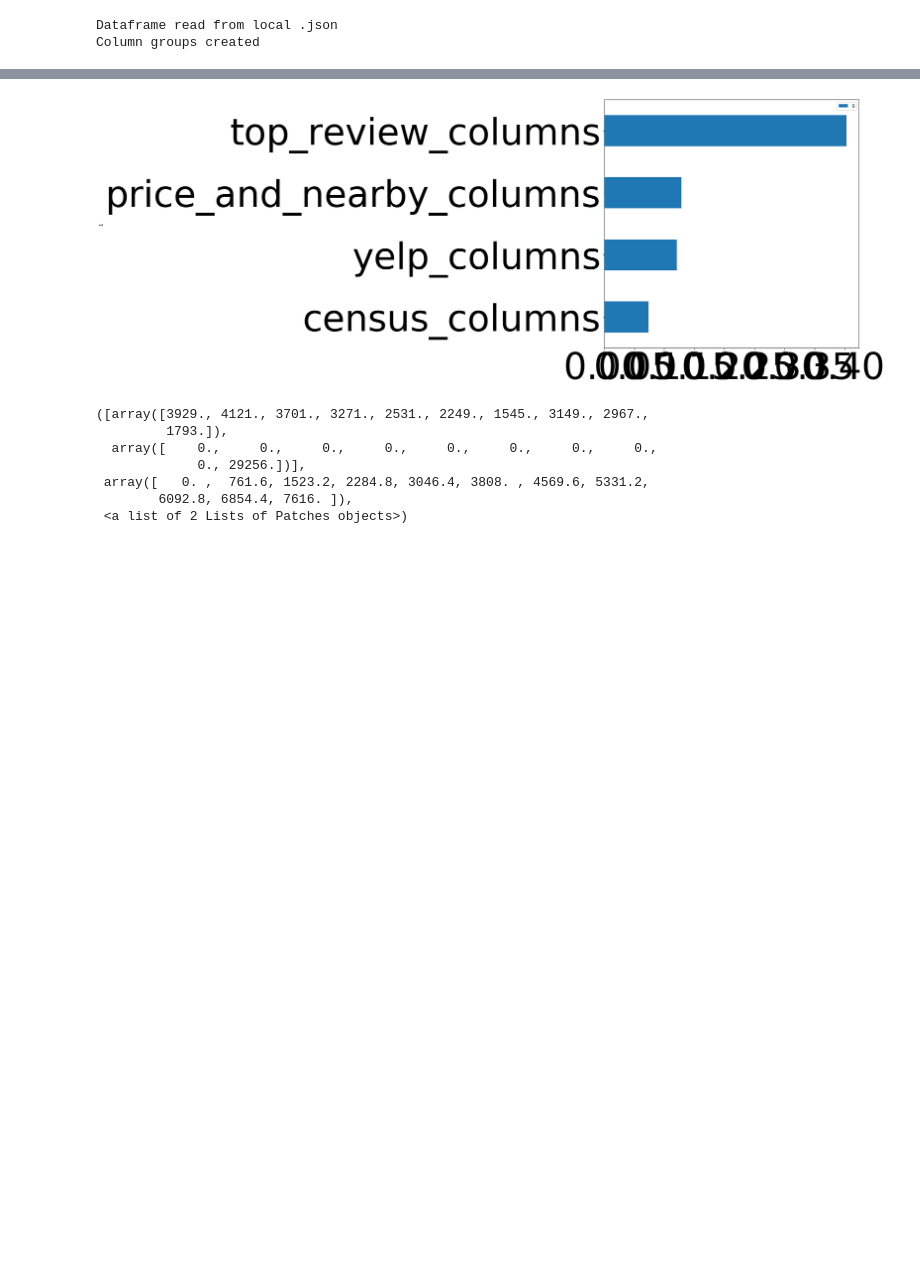
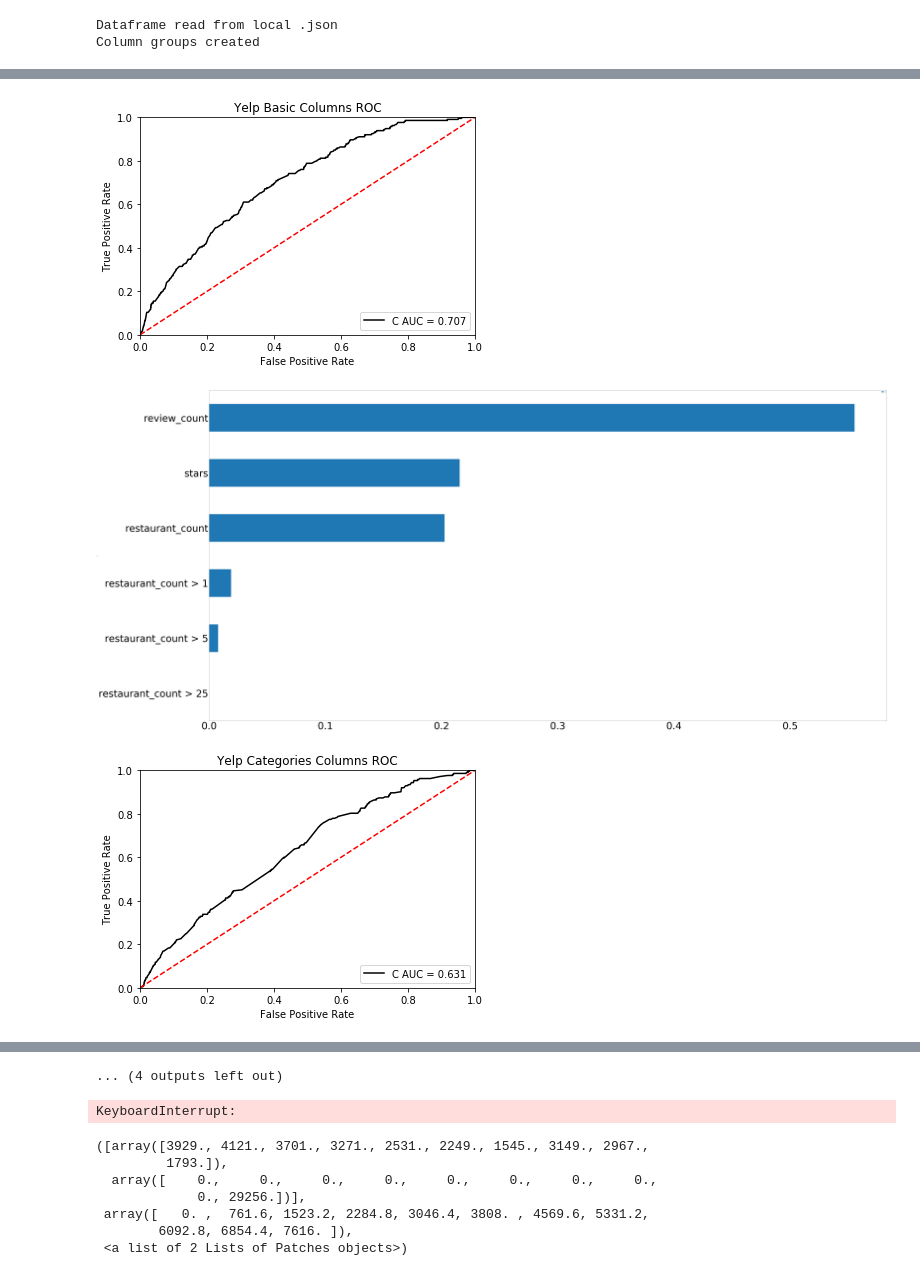
Before and after one commit to ellcrane/will-it-close, a Jupyter notebook: notebooks/model.ipynb, the cells around one changed output, grey strips where cells are left out. Saved outputs shown, nothing was run; the diff lists cells and outputs as text; code cells hidden in the pictures; blank space fills up the shorter version.

```diff
--- a/notebooks/model.ipynb
+++ b/notebooks/model.ipynb
@@ -156,9 +120,11 @@ x_column_sets = [yelp_basic,yelp_categories,yelp_attributes,top_yelp_review_feat
+# %%
+x_column_sets = {'Yelp Basic':yelp_basic, 'Yelp Categories':yelp_categories,
+                'Yelp Attributes':yelp_attributes,'Top Yelp Review':top_yelp_review_features,
+                'Google Maps Nearby':google_maps_nearby_columns,'All Yelp':all_yelp_columns,
+                'Census - Economic Data by Zip Code':census_columns, 'All': all_columns}
 # %%
-x_columns = yelp_columns + census_columns + price_and_nearby_columns + top_review_columns
+x_df = df[x_column_sets['All']]
 
-y_df = df[['closed_on_google']]
+y_df = df[['closed_on_google']].values.ravel()
 
 X_train, X_test, y_train, y_test = train_test_split(x_df, y_df, test_size=0.33, random_state=10)
-# %%
-gb_model_yelp_basic = GradientBoostingClassifier(n_estimators=1000)
-gb_model_yelp_basic.fit(X_train[basic_yelp_columns], y_train)
@@ -225,0 +164,11 @@ plot_best_features(top_review_values, top_review_columns,20,60)
+# %%
+for key, value in x_column_sets.items():
+    gb_model = GradientBoostingClassifier(n_estimators=100)
+    gb_model.fit(X_train[value], y_train)
+    plot_roc(gb_model, X_test[value], y_test, title=key + " Columns")
+    best_values, best_features = get_best_features(gb_model, X_test[value].columns, 10)
+    plot_best_features(best_values, best_features, 10, 100, 50)
+# %% [output]
+[figure, added]
+[figure, added]
+[figure, added]
@@ -226,8 +184,8 @@ plot_best_features(top_review_values, top_review_columns,20,60)
+... (4 outputs left out)
 # %%
-all_values, all_features = gb_best_features(df, x_columns, len(x_columns))
+all_values, all_features = get_best_features(gb_model, all_columns, len(all_columns))
 
-feature_dict = {'yelp_columns':yelp_columns, 'census_columns':census_columns, \
-                'price_and_nearby_columns':price_and_nearby_columns,'top_review_columns':top_review_columns}
+feature_dict = x_column_sets
 feature_category_values = {'yelp_columns':0, 'census_columns':0, \
                 'price_and_nearby_columns':0,'top_review_columns':0}
 
@@ -239,7 +197,7 @@ for key, values in feature_dict.items():
 
 plot_best_features(list(feature_category_values.values()),list(feature_category_values.keys()), )
 # %% [output]
-[figure, removed]
+KeyboardInterrupt:
 # %%
 fig, ax = plt.subplots()
 ax.hist(df[['relative rating','closed_on_google']])
```
Also changed, not shown: parts of 14 cells of this notebook, 2 other files.
